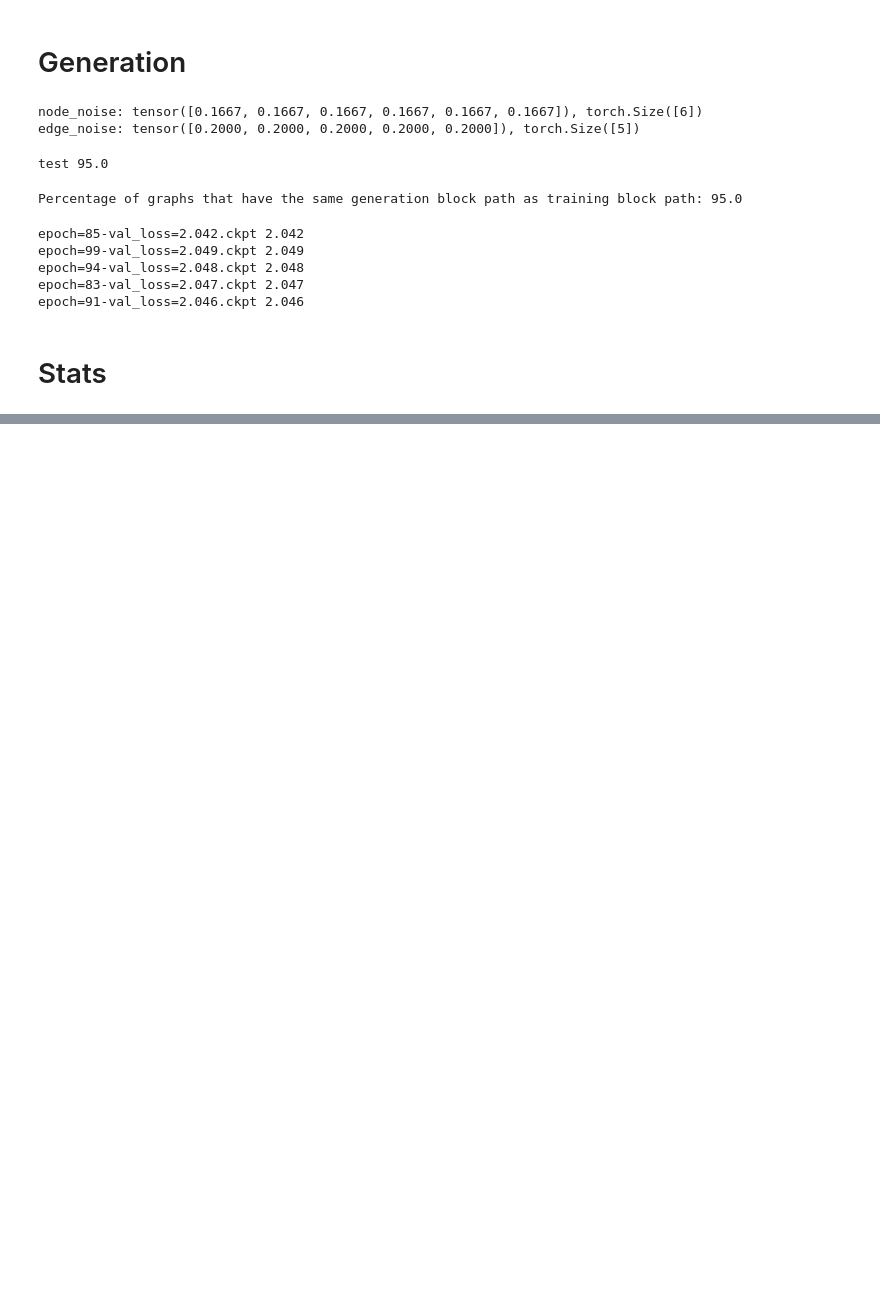
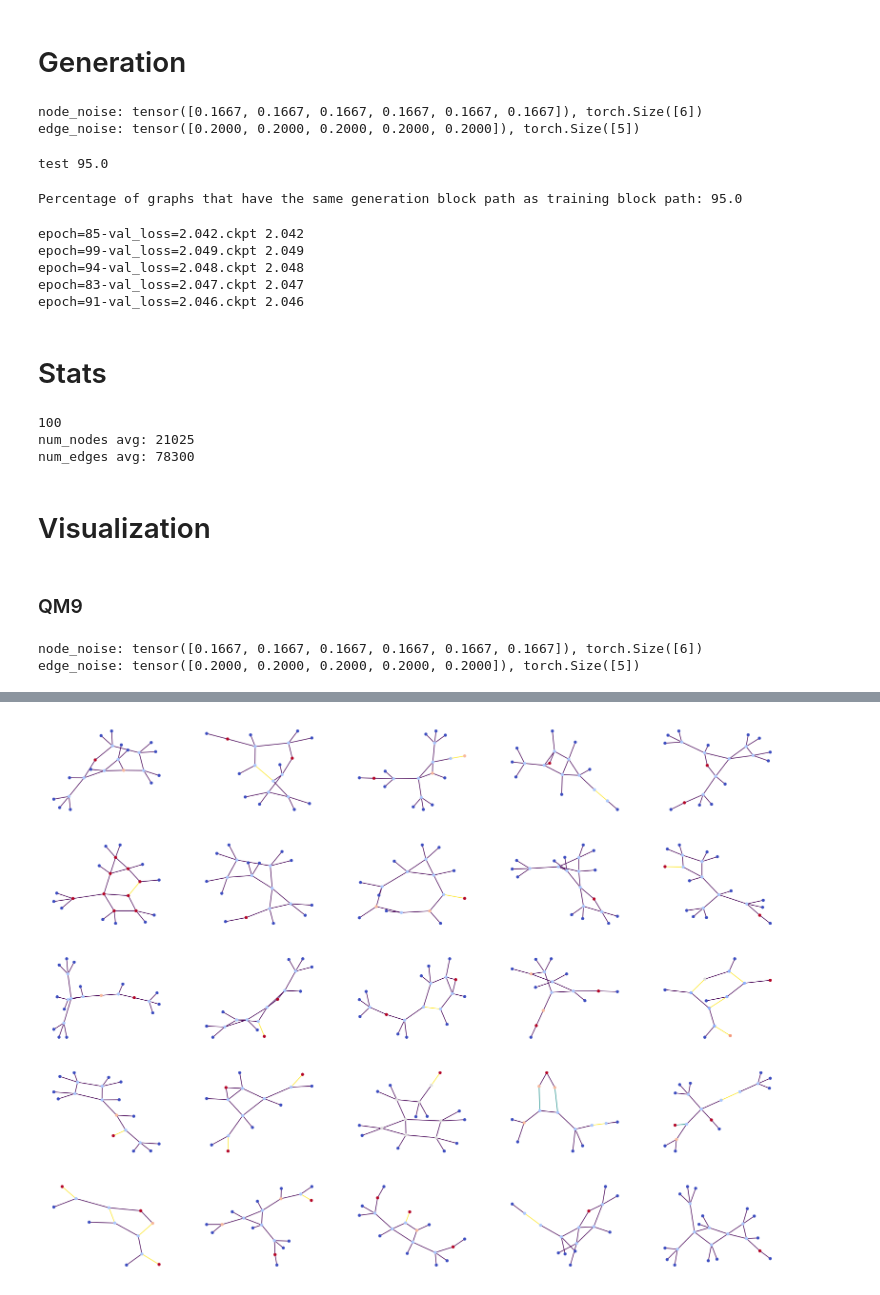
Before and after one commit to LingxiaoShawn/Pard, a Jupyter notebook: play.ipynb, the cells around one changed output, grey strips where cells are left out. Drawn from its saved outputs; the diff is of its cells as text; code cells hidden in the pictures; blank space fills up the shorter version.

```diff
--- a/play.ipynb
+++ b/play.ipynb
@@ -59,13 +59,46 @@ epoch=91-val_loss=2.046.ckpt 2.046
 # %% [markdown]
 # Stats
 # %%
-from LocalDiffusion.dataset import DATA_INFO
-dataset = 'caveman'
+from pard.dataset import DATA_INFO
+dataset = 'grid'
 data_info_dict = DATA_INFO[dataset]
 atom_decoder = data_info_dict.get('atom_decoder', None)
 metric_class = data_info_dict.get('metric_class', None)
 original_datasets = {split:data_info_dict['class'](**(data_info_dict['default_args'] | {'split':split})) for split in ['train', 'val', 'test']}
 
 print( sum(len(dataset) for dataset in original_datasets.values()))
-print('num_nodes avg:', sum([x.num_nodes for x in original_datasets['train']]) / len(original_datasets['train']))
-print('num_edges avg:', sum([x.num_edges for x in original_datasets['train']]) / len(original_datasets['train']))
+print('num_nodes avg:', sum(sum([x.num_nodes for x in original_datasets[split]])  for split in ['train', 'val', 'test']) )
+print('num_edges avg:', sum(sum([x.num_edges for x in original_datasets[split]]) for split in ['train', 'val', 'test']) )
+# %% [output]
+100
+num_nodes avg: 21025
+num_edges avg: 78300
+# %% [markdown]
+# Visualization
+# %% [markdown]
+### QM9
+# %%
+# load model and generate
+from pard.utils import find_checkpoint_with_lowest_val_loss
+from pard.parallel.task import AutoregressiveDiffusion, PredictBlockProperties
+
+device = 5
+
+blocksize_model_dir = 'checkpoints/block_prediction/qm9.3hops.ppgnTrans-Parallel.BlockID11.bn.PreNorm=1.H256.E64.L8-lr0.0004.cosine'
+diffusion_model_dir = 'checkpoints/local_denoising/qm9.3hops.ppgnTrans-Parallel.BlockID11.bn.PreNorm=1.H256.E64.L8-lr0.0004.cosine-ires1.blocktime0.uni_noise1.T70.cosine.vlb1.ce0.1.combine=False'
+blocksize_path = find_checkpoint_with_lowest_val_loss(blocksize_model_dir)
+diffusion_path = find_checkpoint_with_lowest_val_loss(diffusion_model_dir)
+
+blocksize_model = PredictBlockProperties.load_from_checkpoint(blocksize_path, map_location=f'cuda:{device}')
+diffusion_model = AutoregressiveDiffusion.load_from_checkpoint(diffusion_path, combine_training=False, map_location=f'cuda:{device}')
+diffusion_model.blocksize_model = blocksize_model
+
+generated_batch = diffusion_model.generate(25).to('cpu')
+# %% [output]
+node_noise: tensor([0.1667, 0.1667, 0.1667, 0.1667, 0.1667, 0.1667]), torch.Size([6])
+edge_noise: tensor([0.2000, 0.2000, 0.2000, 0.2000, 0.2000]), torch.Size([5])
+# %%
+from pard.utils import from_batch_onehot_to_pyg_list, plot_pgy_graphs
+generated_list = from_batch_onehot_to_pyg_list(generated_batch.nodes, generated_batch.edges)
+plot_pgy_graphs(generated_list)
+# %% [output]
@@ -71,0 +106 @@ print('num_edges avg:', sum([x.num_edges for x in original_datasets['train']]) /
+[figure, added]
```
Also changed, not shown: parts of 4 cells of this notebook, 1 other file.
